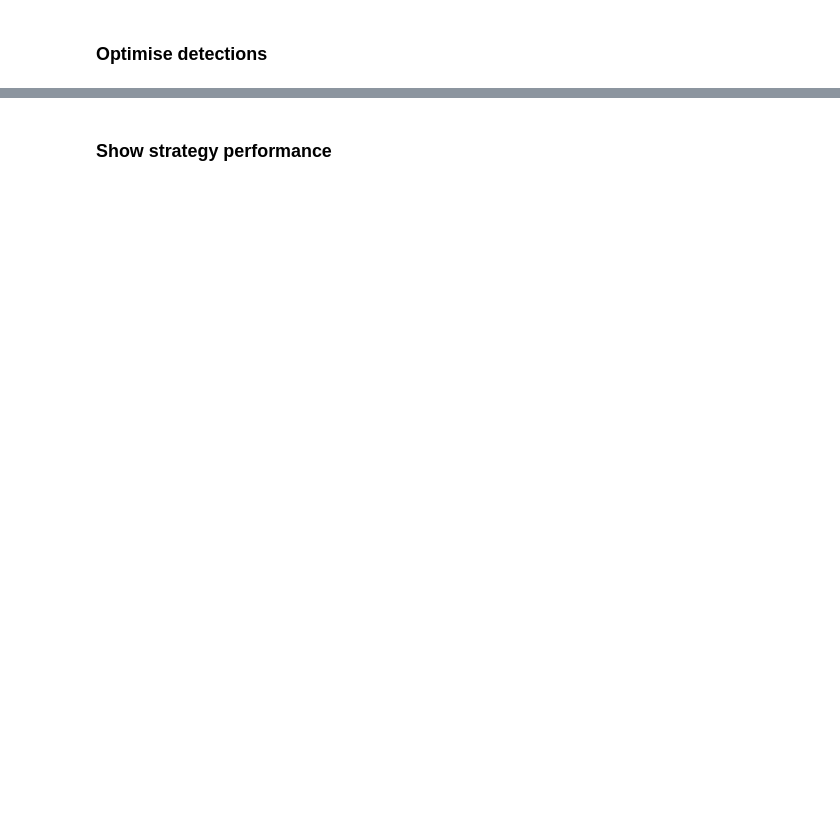
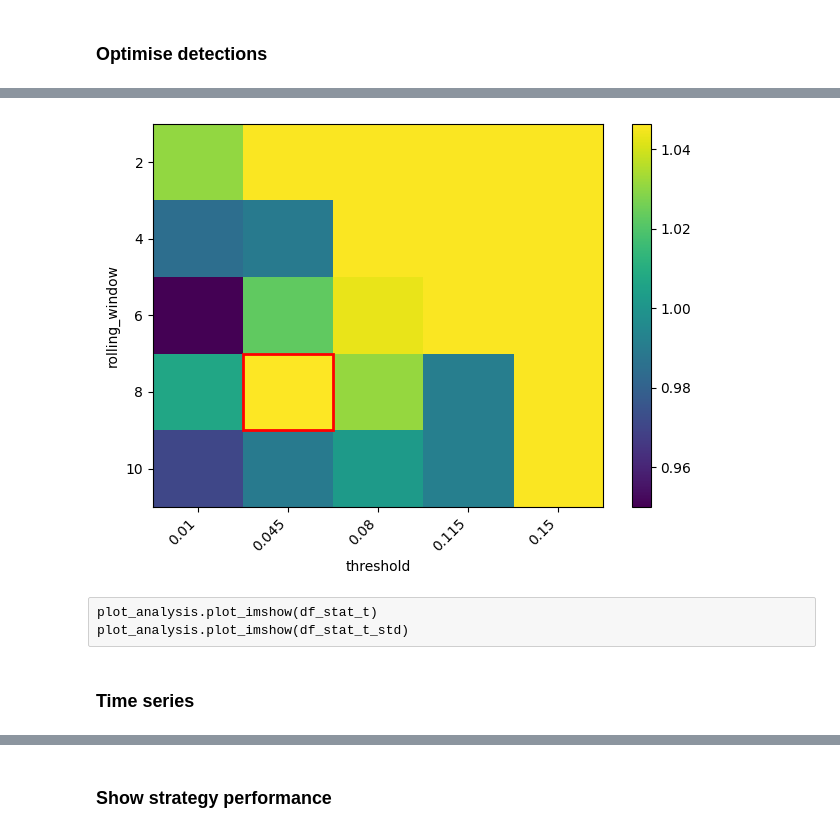
Before and after one commit to janalbertviljoen/Trading_Bot, a Jupyter notebook: optimise_strategies.ipynb, the cells around one changed output, grey strips where cells are left out. Drawn from its saved outputs; the diff is of its cells as text; code cells hidden in the pictures; blank space fills up the shorter version.

```diff
--- a/optimise_strategies.ipynb
+++ b/optimise_strategies.ipynb
@@ -91 +96,13 @@ plt.show()
+# %%
+df_stat = albi.df_stat_d.groupby(params_detect)["detect_weighted"].mean().to_frame().unstack().droplevel(0,axis=1)
+# %%
+## Weighted by variance, normalised wallet value
+plot_analysis.plot_imshow(df_stat)
+# %% [output]
+[figure, added]
+# %% [raw]
+plot_analysis.plot_imshow(df_stat_t)
+plot_analysis.plot_imshow(df_stat_t_std)
+# %% [markdown]
+### Time series
 # %%
```
Also changed, not shown: parts of 57 cells of this notebook, 5 other files.
